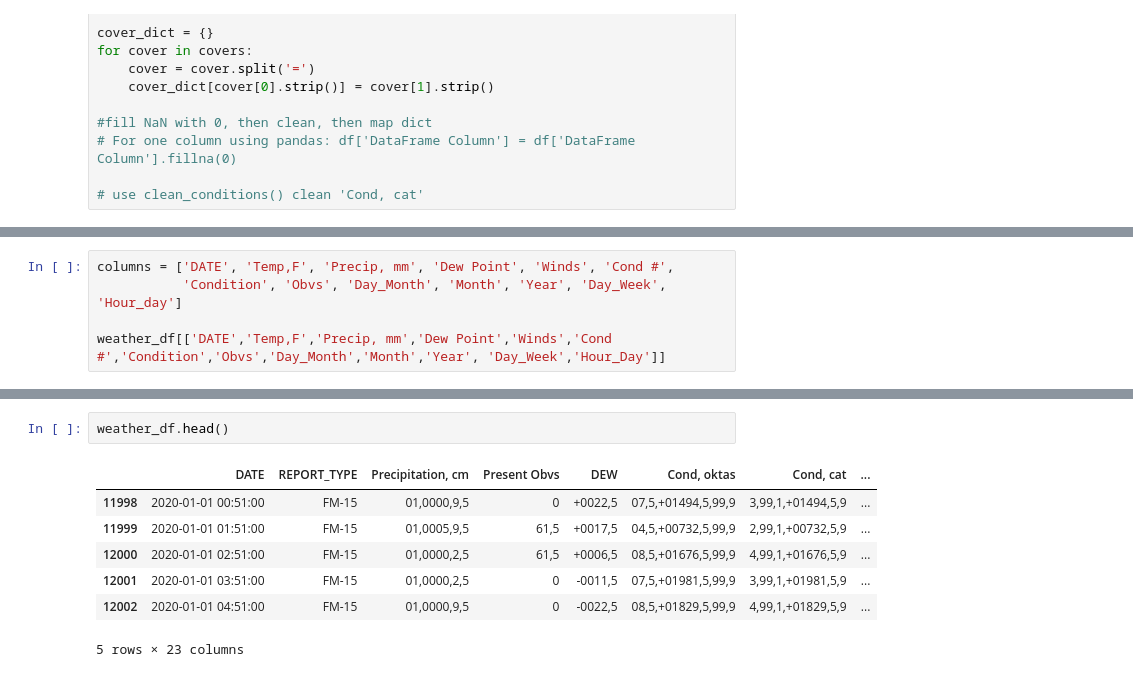
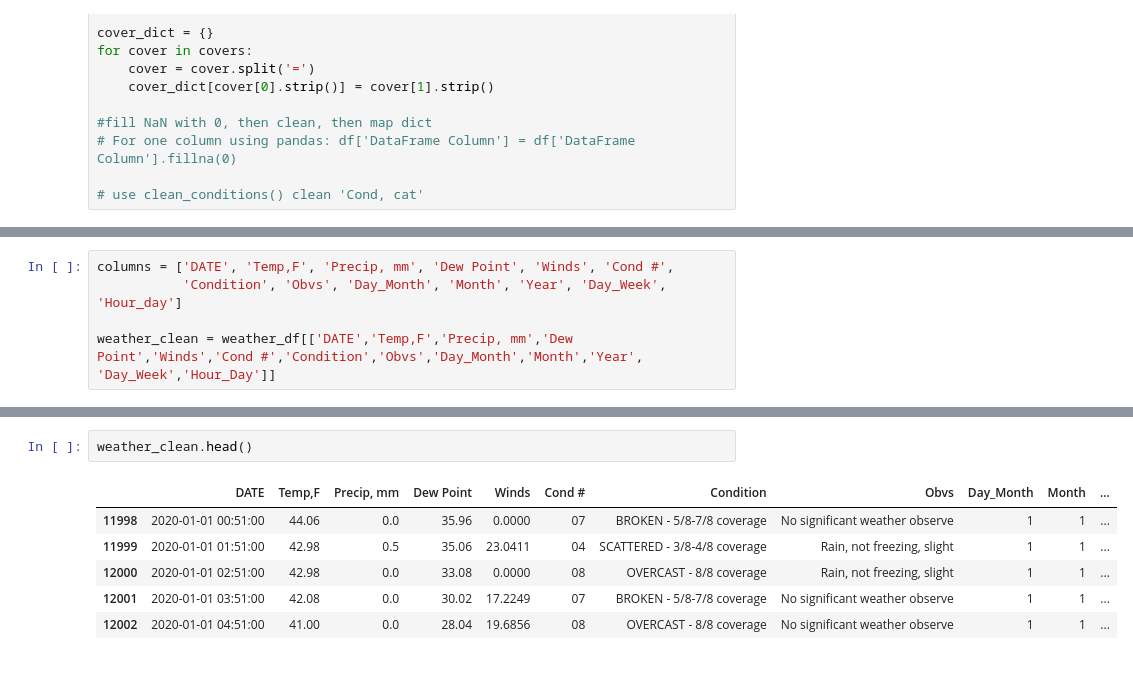
Before and after one commit to leckieje/fair_weather_cyclists, a Jupyter notebook: bike_weather_20.ipynb, the cells around one changed output, grey strips where cells are left out. Drawn from its saved outputs; the diff is of its cells as text.

```diff
--- a/bike_weather_20.ipynb
+++ b/bike_weather_20.ipynb
@@ -443,4 +434,4 @@ memory usage: 1.6+ MB
 columns = ['DATE', 'Temp,F', 'Precip, mm', 'Dew Point', 'Winds', 'Cond #',
            'Condition', 'Obvs', 'Day_Month', 'Month', 'Year', 'Day_Week', 'Hour_day']
 
-weather_df[['DATE','Temp,F','Precip, mm','Dew Point','Winds','Cond #','Condition','Obvs','Day_Month','Month','Year', 'Day_Week','Hour_Day']]
+weather_clean = weather_df[['DATE','Temp,F','Precip, mm','Dew Point','Winds','Cond #','Condition','Obvs','Day_Month','Month','Year', 'Day_Week','Hour_Day']]
@@ -461,10 +438,9 @@ weather_df[['DATE','Temp,F','Precip, mm','Dew Point','Winds','Cond #','Condition
 # %%
-weather_df.head()
+weather_clean.head()
 # %% [output]
-|  | DATE | REPORT_TYPE | Precipitation, cm | Present Obvs | DEW | Cond, oktas | Cond, cat | ... |
-| 11998 | 2020-01-01 00:51:00 | FM-15 | 01,0000,9,5 | 0 | +0022,5 | 07,5,+01494,5,99,9 | 3,99,1,+01494,5,9 | ... |
-| 11999 | 2020-01-01 01:51:00 | FM-15 | 01,0005,9,5 | 61,5 | +0017,5 | 04,5,+00732,5,99,9 | 2,99,1,+00732,5,9 | ... |
-| 12000 | 2020-01-01 02:51:00 | FM-15 | 01,0000,2,5 | 61,5 | +0006,5 | 08,5,+01676,5,99,9 | 4,99,1,+01676,5,9 | ... |
-| 12001 | 2020-01-01 03:51:00 | FM-15 | 01,0000,2,5 | 0 | -0011,5 | 07,5,+01981,5,99,9 | 3,99,1,+01981,5,9 | ... |
-| 12002 | 2020-01-01 04:51:00 | FM-15 | 01,0000,9,5 | 0 | -0022,5 | 08,5,+01829,5,99,9 | 4,99,1,+01829,5,9 | ... |
+|  | DATE | Temp,F | Precip, mm | Dew Point | Winds | Cond # | Condition | Obvs | Day_Month | Month | ... |
+| 11998 | 2020-01-01 00:51:00 | 44.06 | 0.0 | 35.96 | 0.0000 | 07 | BROKEN - 5/8-7/8 coverage | No significant weather observe | 1 | 1 | ... |
+| 11999 | 2020-01-01 01:51:00 | 42.98 | 0.5 | 35.06 | 23.0411 | 04 | SCATTERED - 3/8-4/8 coverage | Rain, not freezing, slight | 1 | 1 | ... |
+| 12000 | 2020-01-01 02:51:00 | 42.98 | 0.0 | 33.08 | 0.0000 | 08 | OVERCAST - 8/8 coverage | Rain, not freezing, slight | 1 | 1 | ... |
+| 12001 | 2020-01-01 03:51:00 | 42.08 | 0.0 | 30.02 | 17.2249 | 07 | BROKEN - 5/8-7/8 coverage | No significant weather observe | 1 | 1 | ... |
+| 12002 | 2020-01-01 04:51:00 | 41.00 | 0.0 | 28.04 | 19.6856 | 08 | OVERCAST - 8/8 coverage | No significant weather observe | 1 | 1 | ... |
-5 rows × 23 columns
```
Also changed, not shown: parts of 6 cells of this notebook.
